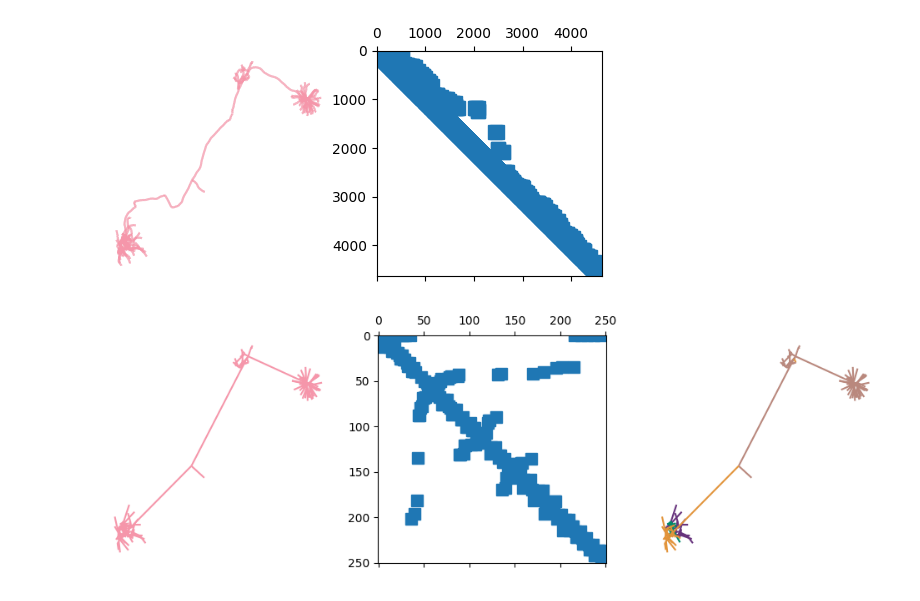
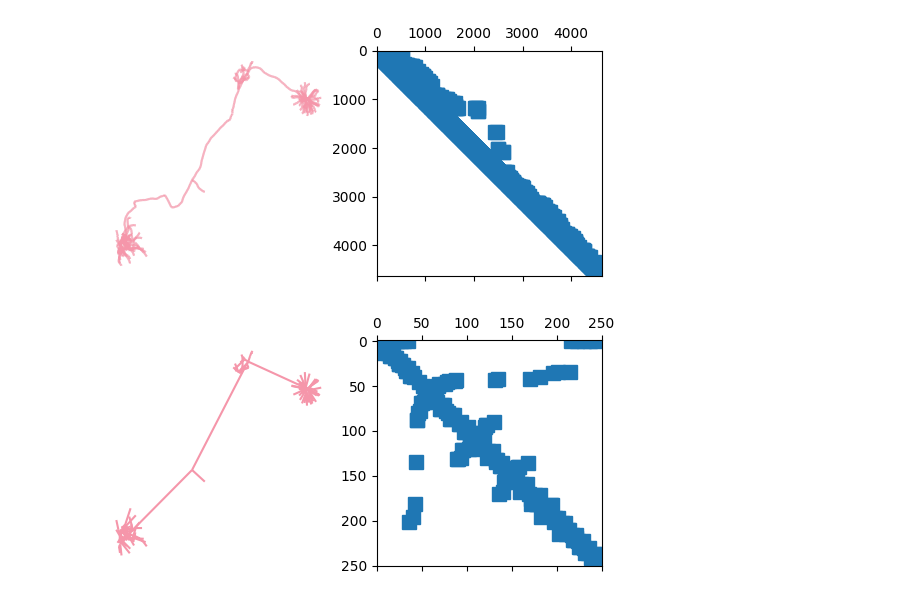
Before and after one commit to yzx9/swcgeom, a Jupyter notebook: examples/SpectralClustering.ipynb, the cells around one changed output. Drawn from its saved outputs; the diff is of its cells as text; code cells hidden in the pictures.

```diff
--- a/examples/SpectralClustering.ipynb
+++ b/examples/SpectralClustering.ipynb
@@ -41,17 +53,9 @@ _ = ax1.spy(tree_adjacency_matrix)
 # %%
 branch_tree = swcgeom.BranchTree.from_tree(tree)
 branch_tree_adjacency_matrix = branch_tree.get_adjacency_matrix()
+
+fig, (ax0, ax1) = plt.subplots(1, 2)
+_ = draw(branch_tree, ax=ax0)
+_ = ax1.spy(branch_tree_adjacency_matrix)
+# %% [output]
+[figure, added]
-# %%
-cluster = SpectralClustering(n_clusters=4, affinity='precomputed')
-y_pred = cluster.fit_predict(branch_tree_adjacency_matrix)
-
-new_tree = branch_tree.copy()
-new_tree.ndata["type"] = y_pred + 1
-
-fig, (ax0, ax1, ax2) = plt.subplots(1, 3)
-fig.set_size_inches((12, 10))
-_ = draw(branch_tree, ax=ax0)
-_ = ax1.spy(branch_tree_adjacency_matrix)
-_ = draw(new_tree, ax=ax2, color=color_map)
-# %% [output]
-[figure, removed]
```
Also changed, not shown: parts of 6 cells of this notebook.
